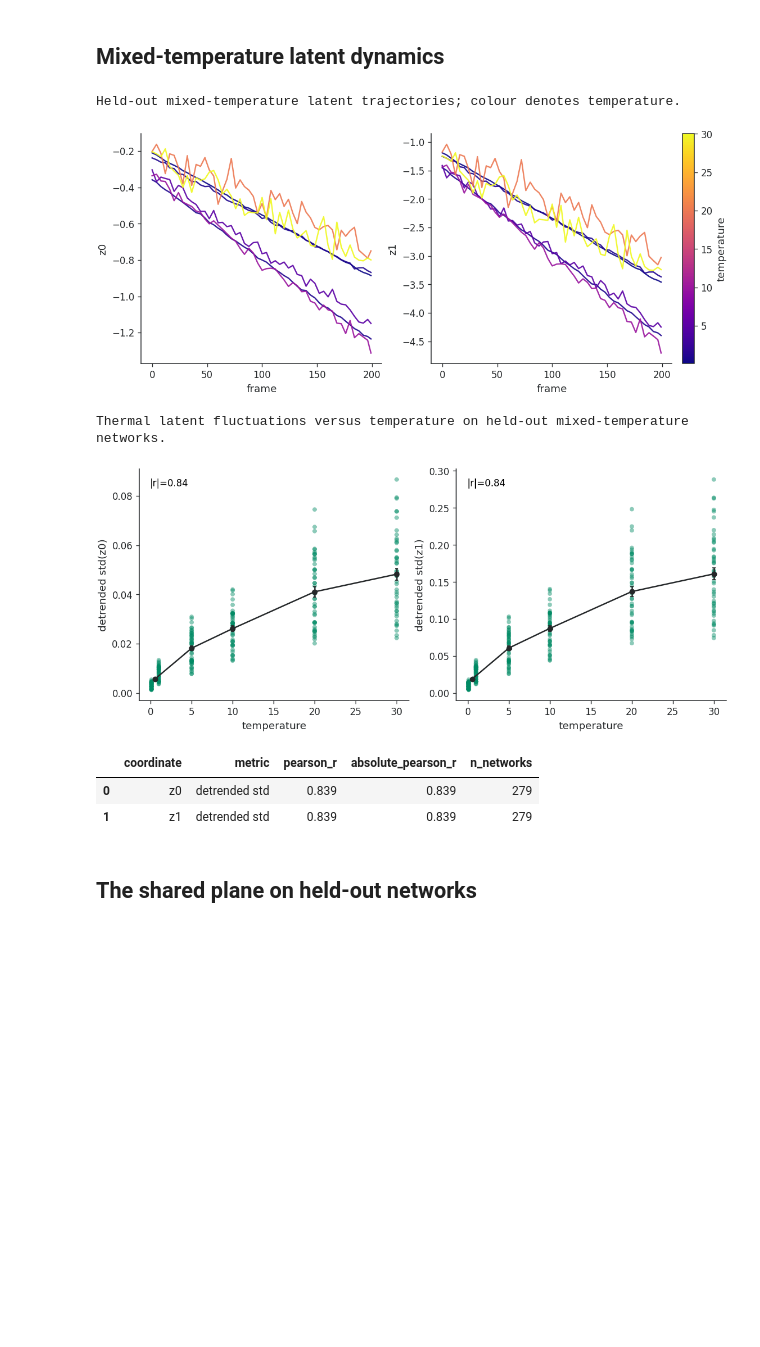
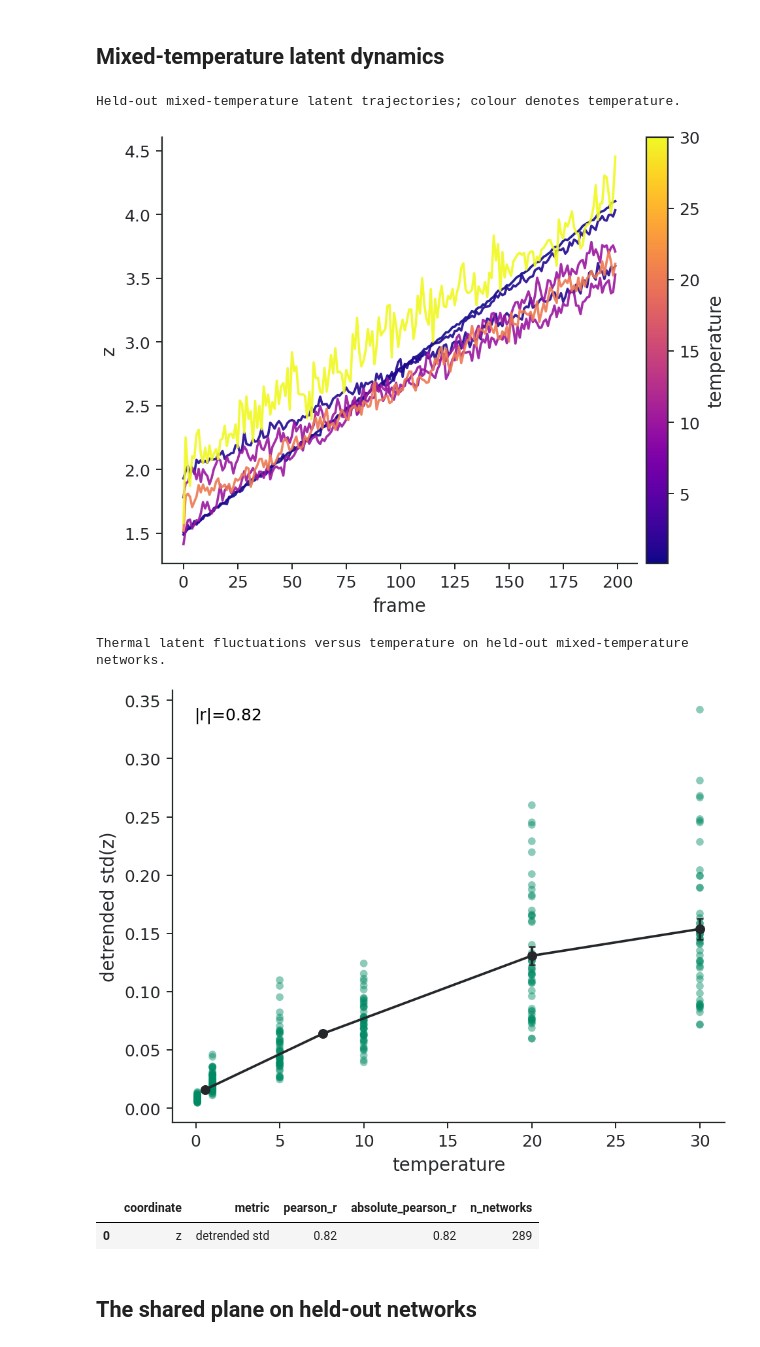
Before and after one commit to alex-zhilkin/DL-course-project, a Jupyter notebook: notebooks/latent_space/06_mixed_dataset_shared_latent_space.ipynb, the cells around one changed output. Saved outputs shown, nothing was run; the diff lists cells and outputs as text; code cells hidden in the pictures; blank space fills up the shorter version.

```diff
--- a/notebooks/latent_space/06_mixed_dataset_shared_latent_space.ipynb
+++ b/notebooks/latent_space/06_mixed_dataset_shared_latent_space.ipynb
@@ -460,10 +513,10 @@ with torch.no_grad():
             'sim_idx': sim_idx, 'source': source_name,
             'dataset': SOURCE_LABELS.get(source_name, source_name),
             'z0_initial': float(z[0]), 'z1_initial': float(z[1]),
-            'final_p_ratio': ground_truth_p_ratio(sim, -1, dataset_name=source_name, cfg=cfg),
+            'final_p_ratio': ground_truth_p_ratio(sim, -1, dataset_name=source_name, experiment_config=experiment_config),
         })
 three_example_train = pd.DataFrame(three_example_rows)
-assert len(three_example_train) == len(DATASETS) == 3
+assert len(three_example_train) == TRAIN_PER_SOURCE * len(DATASETS)
 
 class StaticPratioMLP(torch.nn.Module):
     def __init__(self, hidden_size=8):
@@ -477,8 +530,8 @@ class StaticPratioMLP(torch.nn.Module):
 seed_everything(SEED + 17)
 train_x = torch.as_tensor(three_example_train[['z0_initial','z1_initial']].to_numpy(float), dtype=torch.float32, device=DEVICE)
 train_y = torch.as_tensor(three_example_train.final_p_ratio.to_numpy(float), dtype=torch.float32, device=DEVICE)
-static_z_mean = train_x.mean(0); static_z_std = train_x.std(0).clamp_min(1e-6)
-static_y_mean = train_y.mean(); static_y_std = train_y.std().clamp_min(1e-6)
+static_z_mean = train_x.mean(0); static_z_std = train_x.std(0, unbiased=False).clamp_min(1e-6)
+static_y_mean = train_y.mean(); static_y_std = train_y.std(unbiased=False).clamp_min(1e-6)
 static_mlp = StaticPratioMLP(hidden_size=8).to(DEVICE)
 optimizer = torch.optim.AdamW(static_mlp.parameters(), lr=5e-3, weight_decay=1e-2)
 for epoch in range(1500):
@@ -500,12 +553,12 @@ three_example_scores = pd.DataFrame(three_example_rows)
 three_example_train.to_csv(OUTPUT/'three_example_static_mlp_training_points.csv', index=False)
 three_example_test.to_csv(OUTPUT/'three_example_static_mlp_predictions.csv', index=False)
 three_example_scores.to_csv(OUTPUT/'three_example_static_mlp_scores.csv', index=False)
-torch.save({'model_state_dict': {k:v.detach().cpu() for k,v in static_mlp.state_dict().items()}, 'z_mean': static_z_mean.cpu(), 'z_std': static_z_std.cpu(), 'y_mean': static_y_mean.cpu(), 'y_std': static_y_std.cpu(), 'hidden_size': 8, 'training_networks': 3}, OUTPUT/'three_example_static_mlp.pt')
+torch.save({'model_state_dict': {k:v.detach().cpu() for k,v in static_mlp.state_dict().items()}, 'z_mean': static_z_mean.cpu(), 'z_std': static_z_std.cpu(), 'y_mean': static_y_mean.cpu(), 'y_std': static_y_std.cpu(), 'hidden_size': 8, 'training_networks': len(three_example_train)}, OUTPUT/'active_source_static_mlp.pt')
 print('Single-frame p-ratio prediction from one shared nonlinear readout trained on exactly three networks.')
-fig, ax = plt.subplots(figsize=(5.5,5.0), constrained_layout=True)
+fig, ax = plt.subplots(figsize=PAPER_FIGSIZE, constrained_layout=True)
 for dataset, group in three_example_test.groupby('dataset', sort=False):
     key, marker = SOURCE_STYLES[dataset]
-    ax.scatter(group.final_p_ratio, group.predicted_p_ratio, s=28, alpha=.7, marker=marker, color=dataset_color(key), edgecolor='none', label=dataset)
+    ax.scatter(group.final_p_ratio, group.predicted_p_ratio, s=28, alpha=.7, marker=marker, color=SOURCE_COLORS[dataset], edgecolor='none', label=dataset)
 limits=np.r_[three_example_test.final_p_ratio,three_example_test.predicted_p_ratio]; lo,hi=np.nanmin(limits),np.nanmax(limits)
 ax.plot([lo,hi],[lo,hi],'--',color=PAPER_COLORS['ink'],lw=1)
 combined_three = three_example_scores.query("evaluation_group == 'combined'").iloc[0]
@@ -566,10 +619,10 @@ static_scores = pd.DataFrame(static_rows)
 classifier_test.to_csv(OUTPUT/'static_family_and_pratio_predictions.csv', index=False)
 static_scores.to_csv(OUTPUT/'static_family_and_pratio_scores.csv', index=False)
 print('Static-only prediction: family inferred from initial latent, followed by its calibrated p-ratio readout.')
-fig, ax = plt.subplots(figsize=(5.5, 5.0), constrained_layout=True)
+fig, ax = plt.subplots(figsize=PAPER_FIGSIZE, constrained_layout=True)
 for dataset, group in classifier_test.groupby('dataset'):
     key, marker = SOURCE_STYLES[dataset]
-    ax.scatter(group.final_p_ratio, group.predicted_p_ratio, s=28, alpha=.7, marker=marker, color=dataset_color(key), edgecolor='none', label=dataset)
+    ax.scatter(group.final_p_ratio, group.predicted_p_ratio, s=28, alpha=.7, marker=marker, color=SOURCE_COLORS[dataset], edgecolor='none', label=dataset)
 limits = np.r_[classifier_test.final_p_ratio, classifier_test.predicted_p_ratio]; lo, hi = np.nanmin(limits), np.nanmax(limits)
 ax.plot([lo,hi], [lo,hi], '--', color=PAPER_COLORS['ink'], lw=1)
 combined_static = static_scores.query("evaluation_group == 'combined'").iloc[0]
@@ -593,50 +646,52 @@ Static-only prediction: family inferred from initial latent, followed by its cal
 # %% [markdown]
 ## Mixed-temperature latent dynamics
 # %%
-mixed_test = test_descriptors[test_descriptors.dataset.eq('de Pablo mixed-T')].dropna(subset=['temperature']).copy()
-mixed_frames = frame_df.query("split == 'test' and dataset == 'de Pablo mixed-T'").copy()
-ordered = mixed_test.sort_values('temperature')
-selected_positions = np.unique(np.linspace(0, len(ordered)-1, min(7, len(ordered)), dtype=int))
-selected_ids = ordered.iloc[selected_positions].sim_idx.to_numpy(int)
-temperature_norm = Normalize(vmin=mixed_test.temperature.min(), vmax=mixed_test.temperature.max())
-temperature_cmap = plt.get_cmap('plasma')
-print('Held-out mixed-temperature latent trajectories; colour denotes temperature.')
-fig, axes = plt.subplots(1, 2, figsize=(9.4, 4.0), constrained_layout=True)
-for coordinate, ax in enumerate(axes):
+def mixed_temperature_analysis():
+    mixed_label = 'de Pablo mixed-T'
+    if mixed_label not in DATASET_LABELS:
+        print('Skipping mixed-temperature analysis: that source is not enabled in DATASETS.')
+        return pd.DataFrame(columns=['coordinate','metric','pearson_r','absolute_pearson_r','n_networks'])
+    mixed_test = test_descriptors[test_descriptors.dataset.eq(mixed_label)].dropna(subset=['temperature']).copy()
+    mixed_frames = frame_df.query("split == 'test' and dataset == @mixed_label").copy()
+    ordered = mixed_test.sort_values('temperature')
+    selected_positions = np.unique(np.linspace(0, len(ordered)-1, min(7, len(ordered)), dtype=int))
+    selected_ids = ordered.iloc[selected_positions].sim_idx.to_numpy(int)
+    temperature_norm = Normalize(vmin=mixed_test.temperature.min(), vmax=mixed_test.temperature.max())
+    temperature_cmap = plt.get_cmap('plasma')
+    print('Held-out mixed-temperature latent trajectories; colour denotes temperature.')
+    fig, ax = plt.subplots(figsize=PAPER_FIGSIZE, constrained_layout=True)
     for sim_idx in selected_ids:
         trajectory = mixed_frames[mixed_frames.sim_idx.eq(sim_idx)].sort_values('frame_idx')
         temperature = float(trajectory.temperature.iloc[0])
-        ax.plot(trajectory.frame_idx, trajectory[f'z{coordinate}'], color=temperature_cmap(temperature_norm(temperature)), lw=1.45, alpha=.9)
-    style_axes(ax, xlabel='frame', ylabel=f'z{coordinate}')
-fig.colorbar(plt.cm.ScalarMappable(norm=temperature_norm, cmap=temperature_cmap), ax=axes, label='temperature', pad=.02)
-plt.show()
-
-fluctuation_rows = []
-print('Thermal latent fluctuations versus temperature on held-out mixed-temperature networks.')
-fig, axes = plt.subplots(1, 2, figsize=(9.4, 4.0), constrained_layout=True)
-for coordinate, ax in enumerate(axes):
-    metric = f'z{coordinate}_detrended_std'
+        ax.plot(trajectory.frame_idx, trajectory['z0'], color=temperature_cmap(temperature_norm(temperature)), lw=1.45, alpha=.9)
+    style_axes(ax, xlabel='frame', ylabel='z')
+    fig.colorbar(plt.cm.ScalarMappable(norm=temperature_norm, cmap=temperature_cmap), ax=ax, label='temperature', pad=.02)
+    plt.show()
+    print('Thermal latent fluctuations versus temperature on held-out mixed-temperature networks.')
+    metric = 'z0_detrended_std'
     values = mixed_test[['temperature', metric]].dropna()
     r = pearson_r(values.temperature, values[metric])
-    fluctuation_rows.append({'coordinate': f'z{coordinate}', 'metric': 'detrended std', 'pearson_r': r, 'absolute_pearson_r': abs(r), 'n_networks': len(values)})
+    rows = [{'coordinate': 'z', 'metric': 'detrended std', 'pearson_r': r, 'absolute_pearson_r': abs(r), 'n_networks': len(values)}]
+    fig, ax = plt.subplots(figsize=PAPER_FIGSIZE, constrained_layout=True)
     ax.scatter(values.temperature, values[metric], s=22, alpha=.45, color=dataset_color('depablo_mixed_temp'), edgecolor='none')
     bins = pd.qcut(values.temperature, q=min(6, values.temperature.nunique()), duplicates='drop')
     summary = values.assign(bin=bins).groupby('bin', observed=True).agg(temperature=('temperature','mean'), mean=(metric,'mean'), sem=(metric,'sem')).reset_index(drop=True)
     ax.errorbar(summary.temperature, summary['mean'], yerr=summary['sem'].fillna(0), color=PAPER_COLORS['ink'], marker='o', lw=1.5, capsize=2)
     ax.text(.04,.96,f'|r|={abs(r):.2f}', transform=ax.transAxes, ha='left', va='top')
-    style_axes(ax, xlabel='temperature', ylabel=f'detrended std(z{coordinate})')
-plt.show()
-fluctuation_correlations = pd.DataFrame(fluctuation_rows)
+    style_axes(ax, xlabel='temperature', ylabel='detrended std(z)')
+    plt.show()
+    return pd.DataFrame(rows)
+
+fluctuation_correlations = mixed_temperature_analysis()
 fluctuation_correlations.to_csv(OUTPUT/'temperature_latent_fluctuation_correlations.csv', index=False)
 display(fluctuation_correlations.round(3))
 # %% [output]
 Held-out mixed-temperature latent trajectories; colour denotes temperature.
-[figure, old version]
+[figure, new version]
 Thermal latent fluctuations versus temperature on held-out mixed-temperature networks.
-[figure, old version]
+[figure, new version]
 |  | coordinate | metric | pearson_r | absolute_pearson_r | n_networks |
-| 0 | z0 | detrended std | 0.839 | 0.839 | 279 |
-| 1 | z1 | detrended std | 0.839 | 0.839 | 279 |
+| 0 | z | detrended std | 0.82 | 0.82 | 289 |
 # %% [markdown]
 ## The shared plane on held-out networks
 # %%
```
Also changed, not shown: parts of 13 cells of this notebook, 42 other files.
